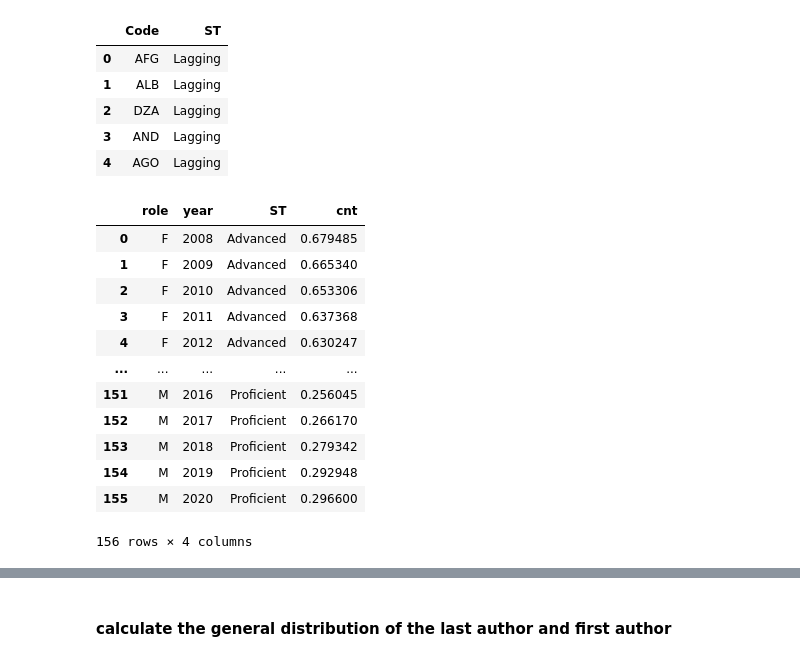
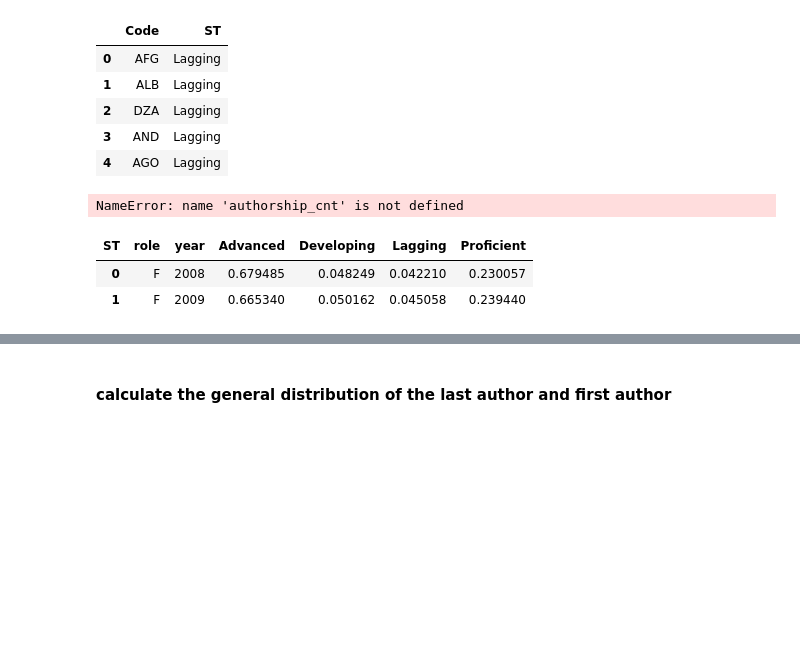
Before and after one commit to LiliMiaohub/international_collaboration, a Jupyter notebook: exps/authorship_distribution/author_distribution.ipynb, the cells around one changed output, grey strips where cells are left out. Cells and saved outputs as stored; diff of their text form; code cells hidden in the pictures; blank space fills up the shorter version.

```diff
--- a/exps/authorship_distribution/author_distribution.ipynb
+++ b/exps/authorship_distribution/author_distribution.ipynb
@@ -31,29 +31,21 @@ stgroup.head()
 | 4 | AGO | Lagging |
 # %%
 pub_df = pub_df.merge(stgroup, left_on=['cntry'], right_on=['Code'])
+# %%
+authorship_cnt.head(2)
+# %% [output]
+NameError: name 'authorship_cnt' is not defined
 # %%
 authorship_cnt = pub_df.groupby(by=['role','year','ST']).size().reset_index(name='cnt')
 # %%
 authorship_cnt = authorship_cnt.pivot(index=['role','year'], columns=['ST'], values='cnt')
 # %%
 authorship_cnt = authorship_cnt.div(authorship_cnt.sum(axis=1), axis=0).reset_index()
-# %%
-authorship_cnt = authorship_cnt.melt(id_vars=['role','year'], var_name='ST', value_name='cnt')
 # %%
-authorship_cnt
+authorship_cnt.head(2)
 # %% [output]
-|  | role | year | ST | cnt |
-| 0 | F | 2008 | Advanced | 0.679485 |
-| 1 | F | 2009 | Advanced | 0.665340 |
-| 2 | F | 2010 | Advanced | 0.653306 |
-| 3 | F | 2011 | Advanced | 0.637368 |
-| 4 | F | 2012 | Advanced | 0.630247 |
-| ... | ... | ... | ... | ... |
-| 151 | M | 2016 | Proficient | 0.256045 |
-| 152 | M | 2017 | Proficient | 0.266170 |
-| 153 | M | 2018 | Proficient | 0.279342 |
-| 154 | M | 2019 | Proficient | 0.292948 |
-| 155 | M | 2020 | Proficient | 0.296600 |
+| ST | role | year | Advanced | Developing | Lagging | Proficient |
+| 0 | F | 2008 | 0.679485 | 0.048249 | 0.042210 | 0.230057 |
+| 1 | F | 2009 | 0.665340 | 0.050162 | 0.045058 | 0.239440 |
-156 rows × 4 columns
 # %%
 def plot(df, title, ax):
```
Also changed, not shown: parts of 2 cells of this notebook, 48 other files.
